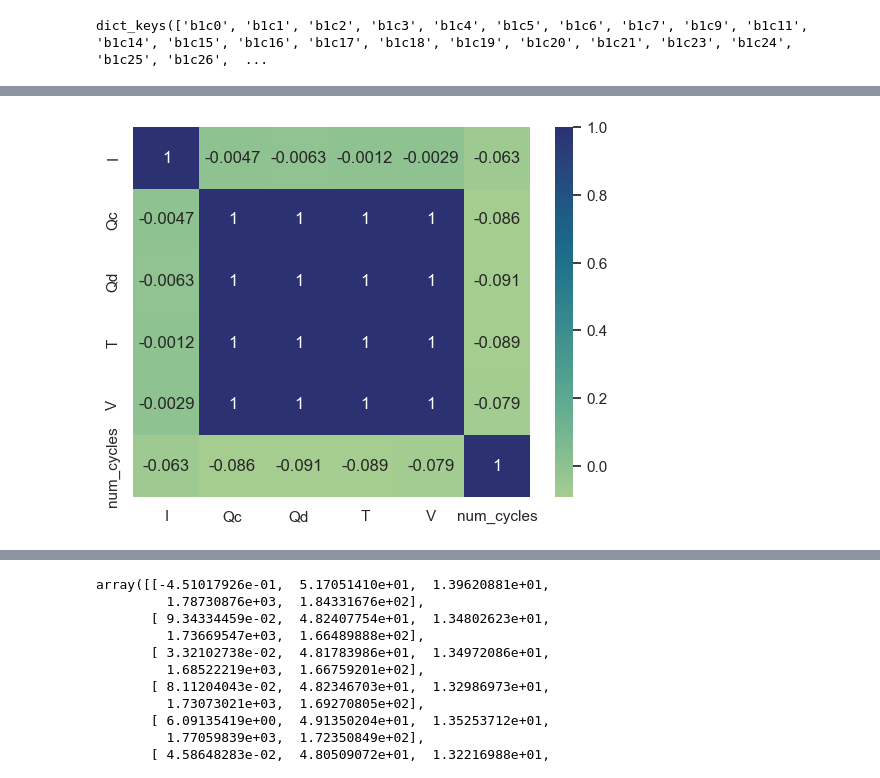
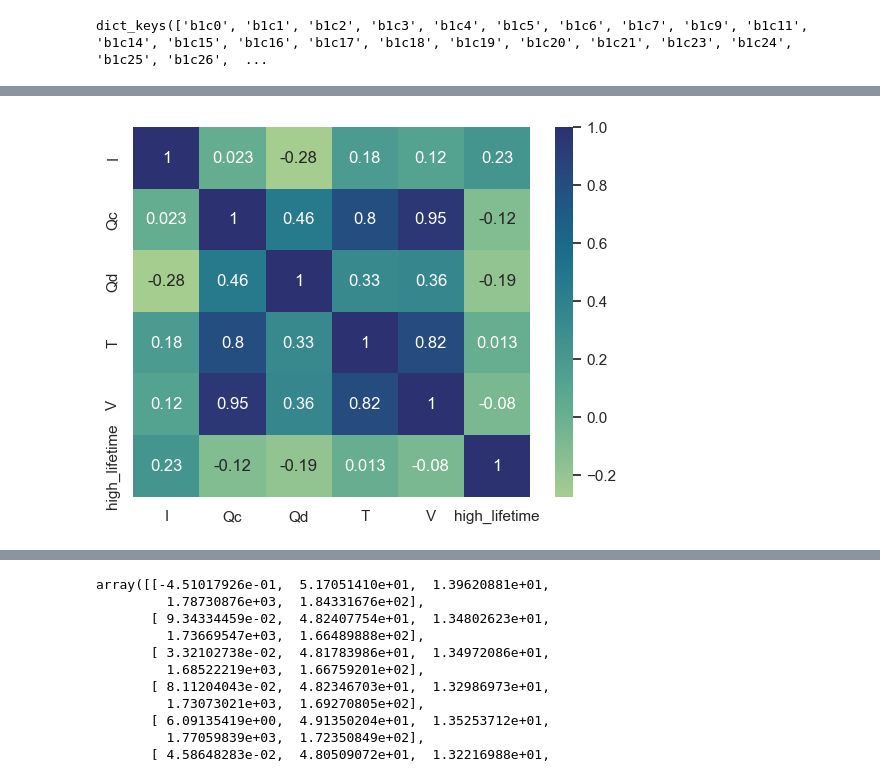
Before and after one commit to marif5/dd_battery_mdl, a Jupyter notebook: Load Data_update.ipynb, the cells around one changed output, grey strips where cells are left out. Cells and saved outputs as stored; diff of their text form; code cells hidden in the pictures.

```diff
--- a/Load Data_update.ipynb
+++ b/Load Data_update.ipynb
@@ -208,10 +209,17 @@ dict_keys(['I', 'Qc', 'Qd', 'Qdlin', 'T', 'Tdlin', 'V', 'dQdV', 't'])
 dict_keys(['b1c0', 'b1c1', 'b1c2', 'b1c3', 'b1c4', 'b1c5', 'b1c6', 'b1c7', 'b1c9', 'b1c11', 'b1c14', 'b1c15', 'b1c16', 'b1c17', 'b1c18', 'b1c19', 'b1c20', 'b1c21', 'b1c23', 'b1c24', 'b1c25', 'b1c26',  ...
 '\nSee I told yaa !\n\n'
 # %%
-x = batch1['b1c0']['cycles']['1500']['Qc']
+x = batch1['b1c0']['cycles']['1']['Qc']
 plt.plot(np.arange(len(x)), x)
 plt.xlabel('Time Step')
-plt.ylabel('Current (A)')
-plt.title('Current vs Time for Cycle 1500')
+plt.ylabel('Qc')
+plt.title('Qc vs Time for Cycle 1500')
+
+x = batch1['b1c0']['cycles']['80']['Qc']
+plt.plot(np.arange(len(x)), x)
+plt.xlabel('Time Step')
+plt.ylabel('Qc')
+plt.title('Qc vs Time for Cycle 1500')
+
 plt.show()
 # %% [output]
@@ -233,3 +252,5 @@ features = ["I", "Qc","Qd","T","V"]
+# %%
+FIRST_N_CYCLES = 100
 # %%
 batch1.keys()
 # %% [output]
@@ -297,0 +300,3 @@ df
+# %%
+train_df = create_summary_df(batch1, FIRST_N_CYCLES)
+train_df
@@ -298,5 +338,5 @@ df
 # %%
-sns.heatmap(df.drop(columns=["id"]).corr(), annot=True, cmap='crest')
+sns.heatmap(train_df.drop(columns=["id"]).corr(method="spearman"), annot=True, cmap='crest')
 plt.show()
 # %% [output]
-[figure, old version]
+[figure, new version]
```
Also changed, not shown: parts of 35 cells of this notebook.
